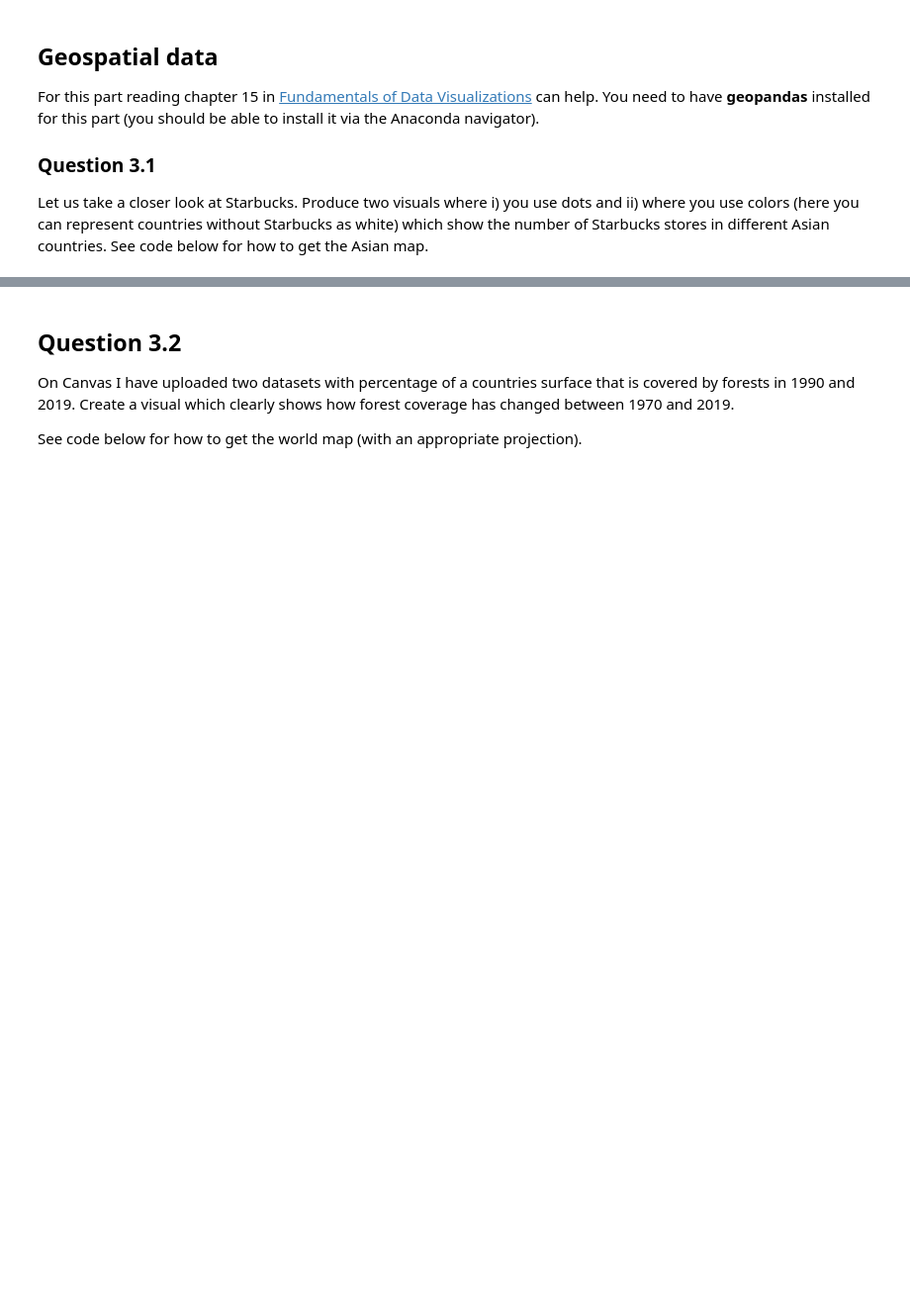
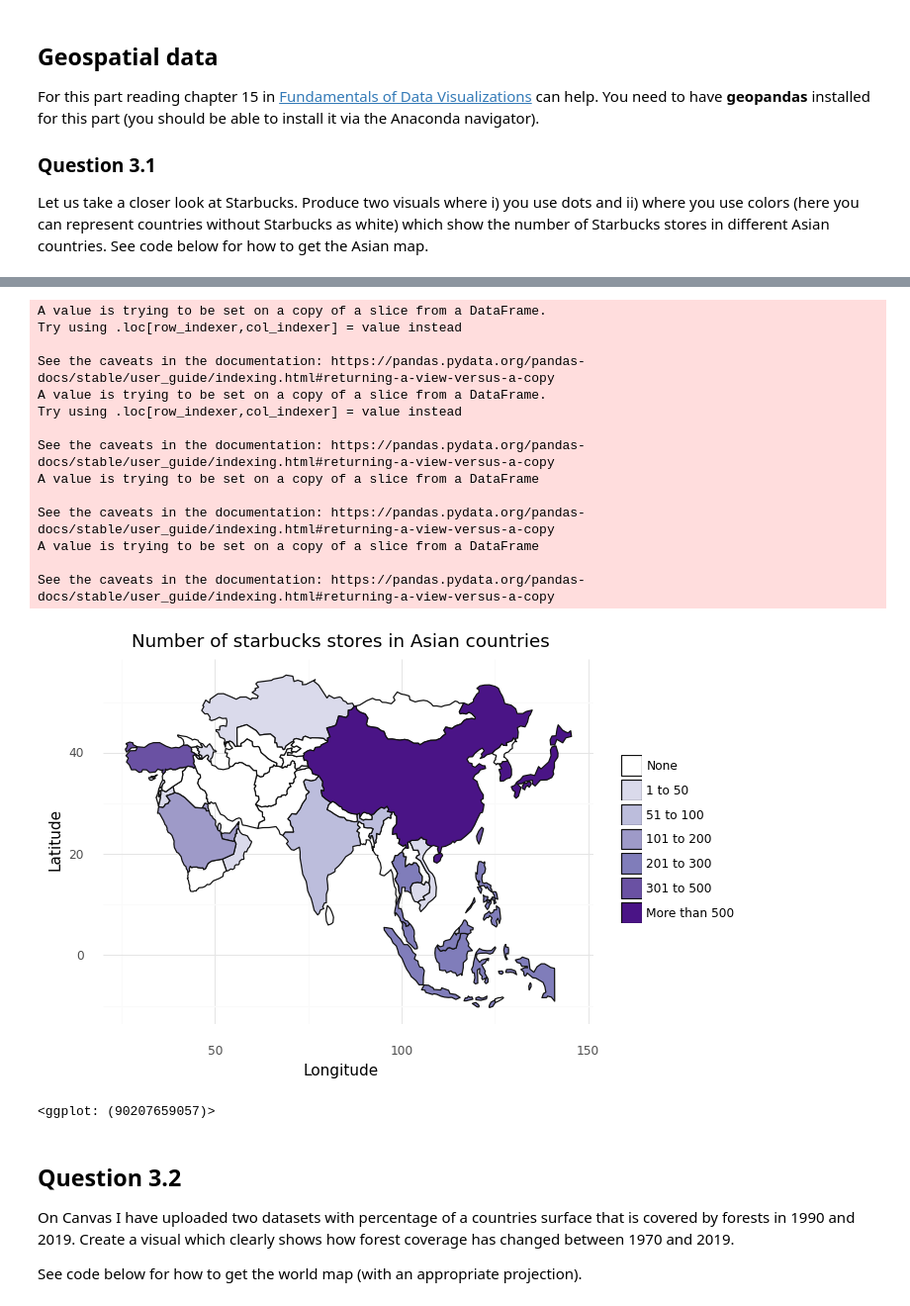
Before and after one commit to AxelEiman/SciVis, a Jupyter notebook: HW3/Homework3.ipynb, the cells around one changed output, grey strips where cells are left out. Shown: that part at 99% size. Cells and saved outputs as stored; diff of their text form; code cells hidden in the pictures; blank space fills up the shorter version.

```diff
--- a/HW3/Homework3.ipynb
+++ b/HW3/Homework3.ipynb
@@ -329,3 +337,56 @@ asia = world[world["continent"] == "Asia"]
+# %%
+# Insert code here for visual 1
+# Remember to print the visual
+
+asia['store_count'] = 0
+
+counts = data_plot.iso_a3.value_counts()
+vals = [0, 50, 100, 200, 300, 500]
+cats = ['None', '1 to 50', '51 to 100', '101 to 200', '201 to 300', '301 to 500', 'More than 500'][::-1]
+asia['category'] = cats[-1]
+for i in range(len(asia)):
+    if asia['iso_a3'].iloc[i] in data_plot['iso_a3'].unique():
+        cnt = counts[asia.iso_a3.iloc[i]]
+        asia['store_count'].iloc[i] = cnt
+        for j, val in enumerate(vals[::-1]):
+            # print(j, cnt, val, cats[j])
+            if cnt > val:
+                asia['category'].iloc[i] = cats[j]#f'{j+1}'
+                # print(cats[j])
+                break
+
+# print(asia)
+asia = asia.assign(category = pd.Categorical(asia['category'],
+                    categories=cats[::-1]))#['0', '1', '2', '3', '4', '5', '6'].reverse()))
+
+col_use = ["#ffffff", "#dadaeb", "#bcbddc", "#9e9ac8", "#807dba", "#6a51a3", "#4a1486"]
+
+# print(asia)
+p = (ggplot(asia)
+    + geom_map(aes(fill='category'))
+    + scale_fill_manual(values=col_use)#values=["#D0C0B0", "#0A3D6B", "#B6C2CC", "#BEAAB4", "#ECE9CD", "#0D5C3D", "#812F02"], limits=vals)
+    + labs(x='Longitude', y= 'Latitude', title='Number of starbucks stores in Asian countries', fill='Number of stores')
+    + theme_minimal()
+    + theme(legend_title=element_blank())
+)
+p
+# %% [output]
+A value is trying to be set on a copy of a slice from a DataFrame.
+Try using .loc[row_indexer,col_indexer] = value instead
+
+See the caveats in the documentation: https://pandas.pydata.org/pandas-docs/stable/user_guide/indexing.html#returning-a-view-versus-a-copy
+A value is trying to be set on a copy of a slice from a DataFrame.
+Try using .loc[row_indexer,col_indexer] = value instead
+
+See the caveats in the documentation: https://pandas.pydata.org/pandas-docs/stable/user_guide/indexing.html#returning-a-view-versus-a-copy
+A value is trying to be set on a copy of a slice from a DataFrame
+
+See the caveats in the documentation: https://pandas.pydata.org/pandas-docs/stable/user_guide/indexing.html#returning-a-view-versus-a-copy
+A value is trying to be set on a copy of a slice from a DataFrame
+
+See the caveats in the documentation: https://pandas.pydata.org/pandas-docs/stable/user_guide/indexing.html#returning-a-view-versus-a-copy
+[figure, added]
+<ggplot: (90207659057)>
 # %% [markdown]
 ## Question 3.2
 
```
Also changed, not shown: parts of 13 cells of this notebook.
